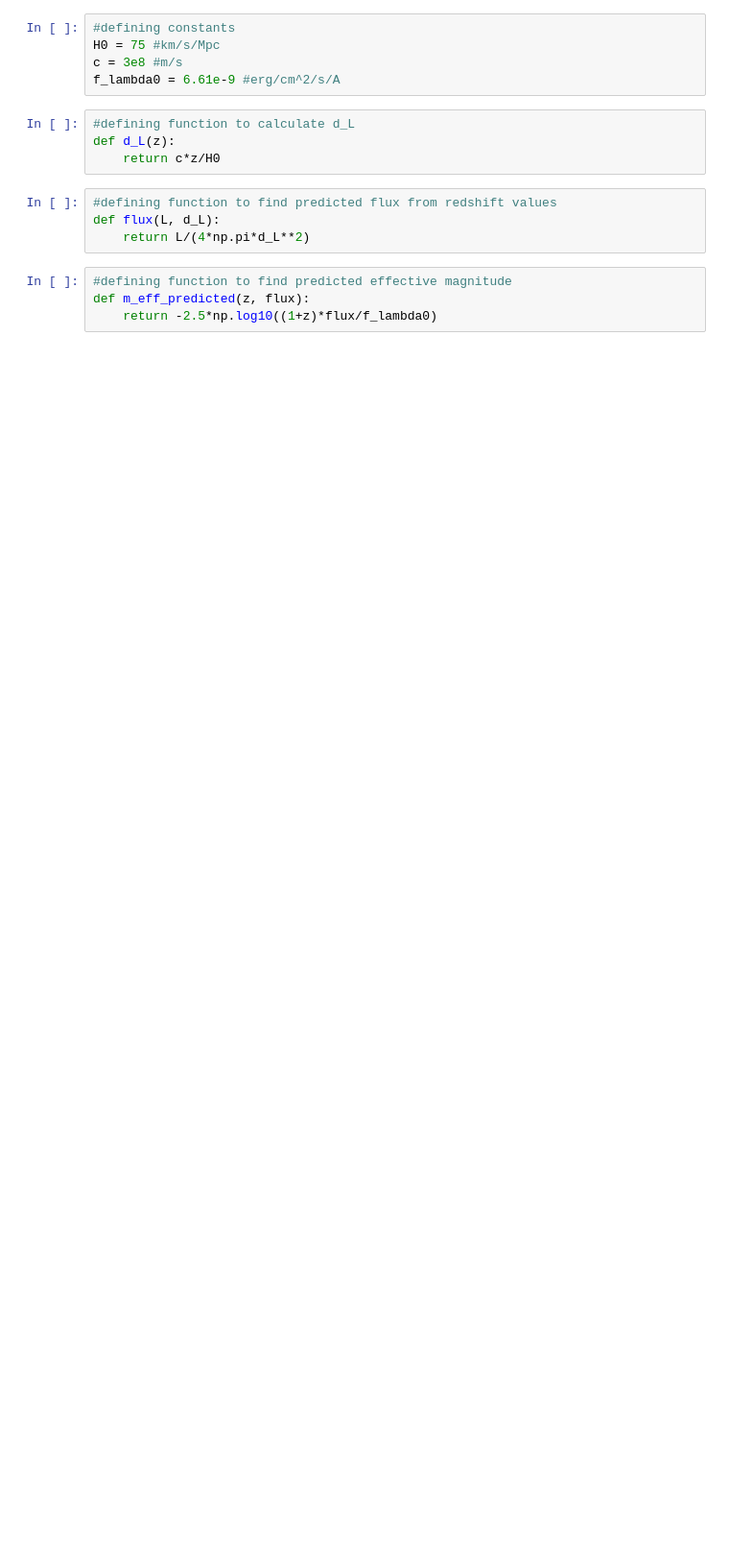
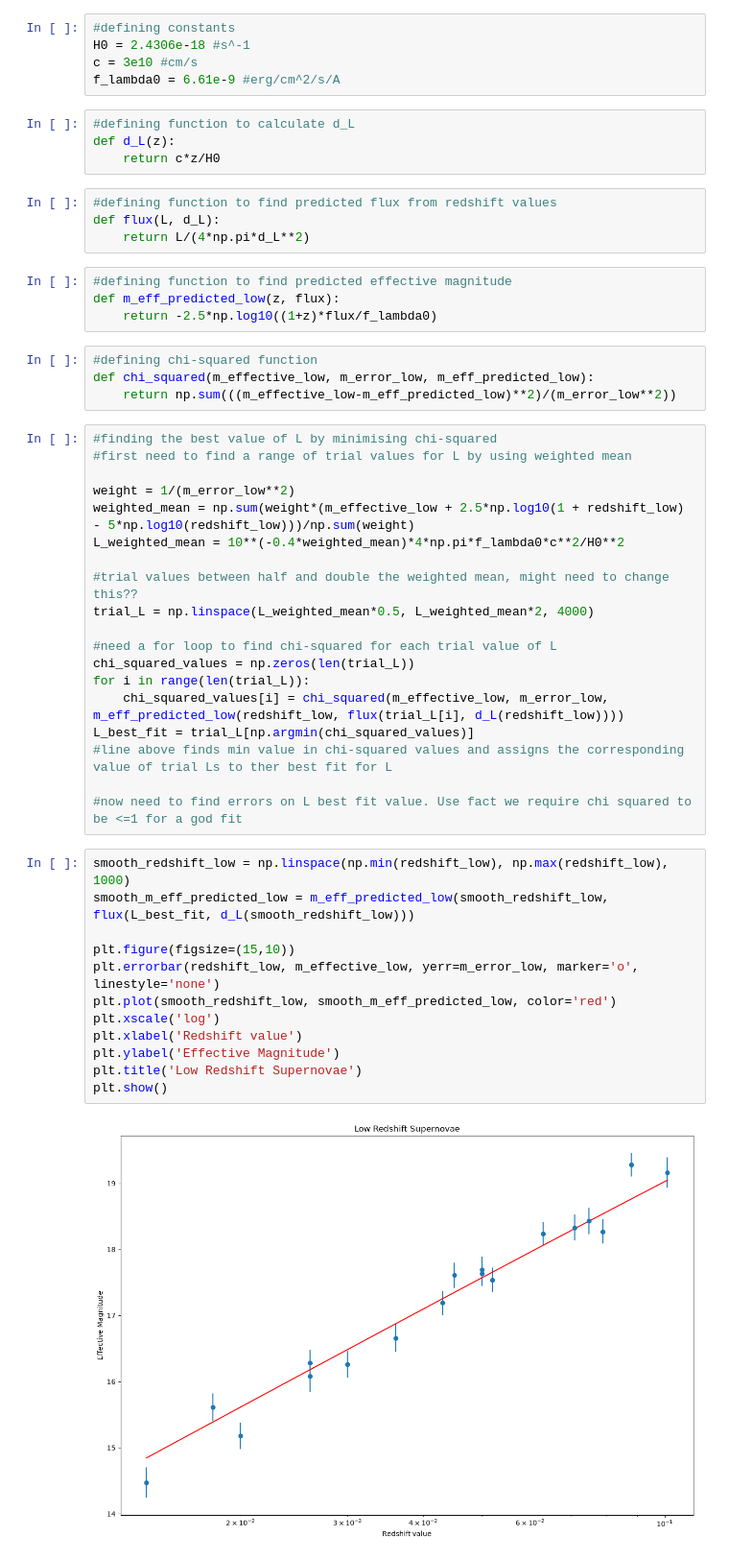
Before and after one commit to caitlin286/Supernova-Cosmology-Computing-Project, a Jupyter notebook: milestone.ipynb, the cells around one changed output. Shown at 96% size. Cells and saved outputs as stored; diff of their text form; blank space fills up the shorter version.

Commit message:
First draft of code to find L peak

```diff
--- a/milestone.ipynb
+++ b/milestone.ipynb
@@ -11,8 +11,8 @@ name_low = np.loadtxt('sn_data(1).txt', skiprows=47, usecols=(0), unpack=True, d
 redshift_low, m_effective_low, m_error_low = np.loadtxt('sn_data(1).txt', skiprows=47, usecols=(1,2,3), unpack=True)
 # %%
 #defining constants
-H0 = 75 #km/s/Mpc
-c = 3e8 #m/s
+H0 = 2.4306e-18 #s^-1
+c = 3e10 #cm/s
 f_lambda0 = 6.61e-9 #erg/cm^2/s/A
 # %%
 #defining function to calculate d_L
@@ -24,5 +24,42 @@ def flux(L, d_L):
     return L/(4*np.pi*d_L**2)
 # %%
 #defining function to find predicted effective magnitude
-def m_eff_predicted(z, flux):
+def m_eff_predicted_low(z, flux):
     return -2.5*np.log10((1+z)*flux/f_lambda0)
+# %%
+#defining chi-squared function
+def chi_squared(m_effective_low, m_error_low, m_eff_predicted_low):
+    return np.sum(((m_effective_low-m_eff_predicted_low)**2)/(m_error_low**2))
+# %%
+#finding the best value of L by minimising chi-squared
+#first need to find a range of trial values for L by using weighted mean
+
+weight = 1/(m_error_low**2)
+weighted_mean = np.sum(weight*(m_effective_low + 2.5*np.log10(1 + redshift_low) - 5*np.log10(redshift_low)))/np.sum(weight)
+L_weighted_mean = 10**(-0.4*weighted_mean)*4*np.pi*f_lambda0*c**2/H0**2
+
+#trial values between half and double the weighted mean, might need to change this??
+trial_L = np.linspace(L_weighted_mean*0.5, L_weighted_mean*2, 4000)
+
+#need a for loop to find chi-squared for each trial value of L
+chi_squared_values = np.zeros(len(trial_L))
+for i in range(len(trial_L)):
+    chi_squared_values[i] = chi_squared(m_effective_low, m_error_low, m_eff_predicted_low(redshift_low, flux(trial_L[i], d_L(redshift_low))))
+L_best_fit = trial_L[np.argmin(chi_squared_values)]
+#line above finds min value in chi-squared values and assigns the corresponding value of trial Ls to ther best fit for L
+
+#now need to find errors on L best fit value. Use fact we require chi squared to be <=1 for a god fit
+# %%
+smooth_redshift_low = np.linspace(np.min(redshift_low), np.max(redshift_low), 1000)
+smooth_m_eff_predicted_low = m_eff_predicted_low(smooth_redshift_low, flux(L_best_fit, d_L(smooth_redshift_low)))
+
+plt.figure(figsize=(15,10))
+plt.errorbar(redshift_low, m_effective_low, yerr=m_error_low, marker='o', linestyle='none')
+plt.plot(smooth_redshift_low, smooth_m_eff_predicted_low, color='red')
+plt.xscale('log')
+plt.xlabel('Redshift value')
+plt.ylabel('Effective Magnitude')
+plt.title('Low Redshift Supernovae')
+plt.show()
+# %% [output]
+[figure, added]
```
Also changed, not shown: parts of 1 cell of this notebook.
